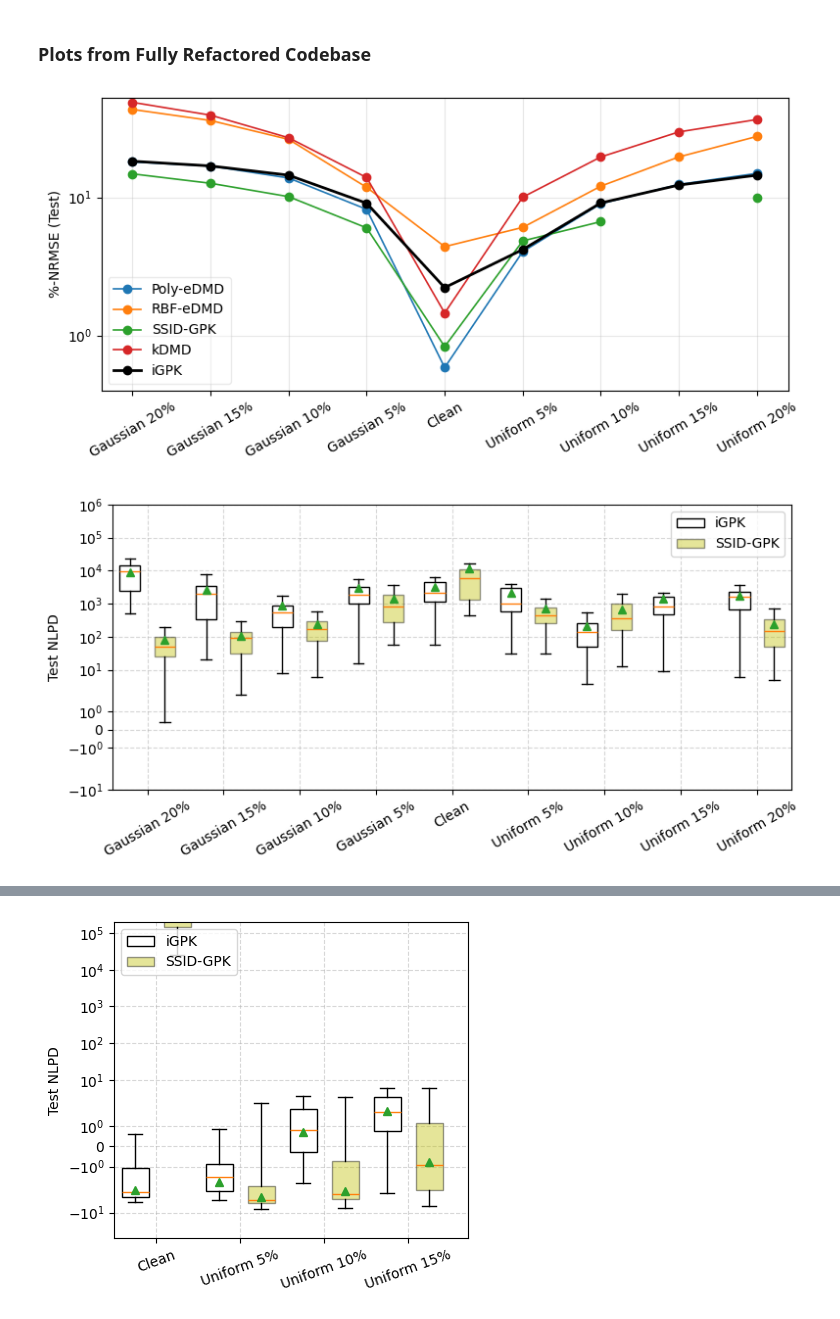
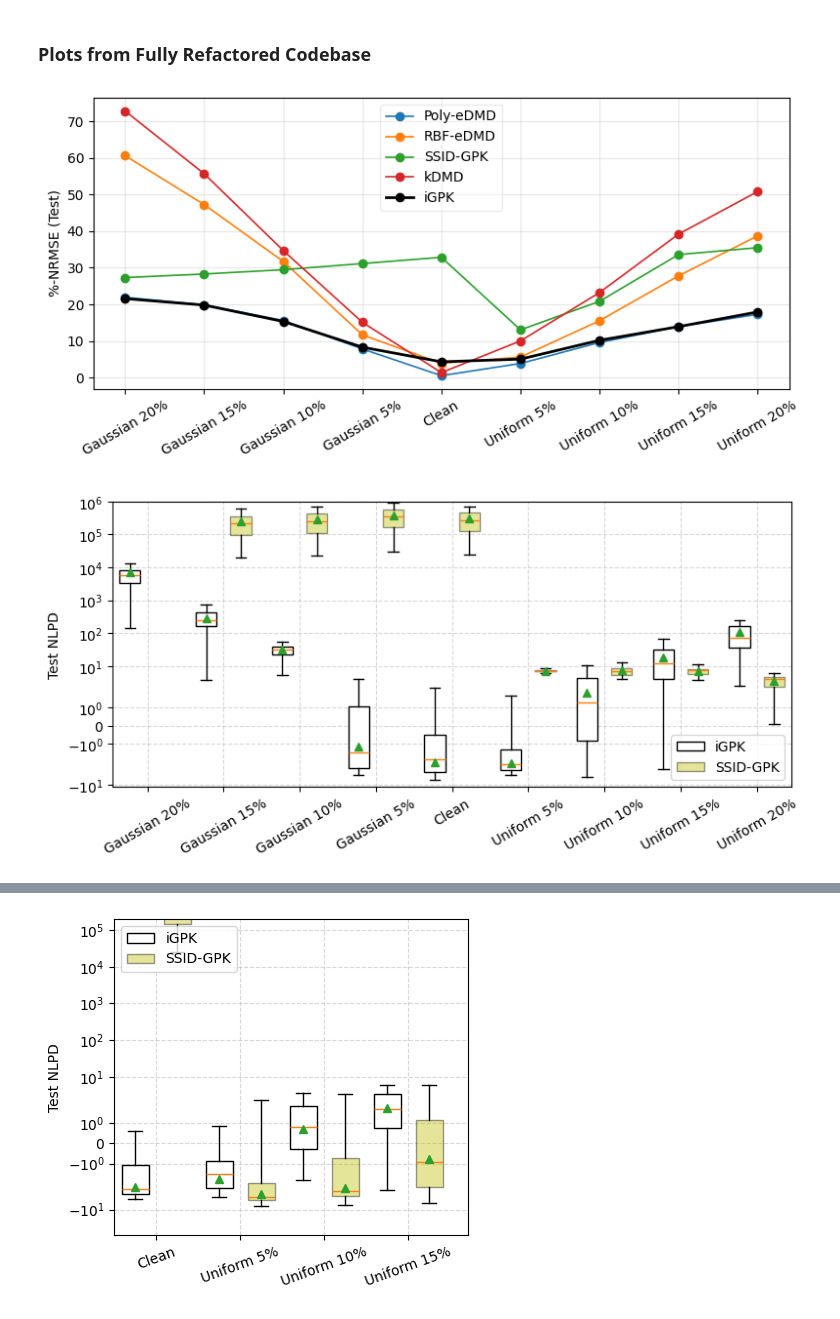
Before and after one commit to abhigyan9/KoopmanGPO, a Jupyter notebook: plotting_siam.ipynb, the cells around one changed output, grey strips where cells are left out. Saved outputs shown, nothing was run; the diff lists cells and outputs as text; code cells hidden in the pictures.

```diff
--- a/plotting_siam.ipynb
+++ b/plotting_siam.ipynb
@@ -760,42 +760,43 @@ NRMSE_Test_bymdl = {
     "SSID-GPK":     [100.0*float(data['SSID-GPK'].mean()) for _, data in NRMSE_Test.items()],
     "kDMD":         [100.0*float(data['kDMD'].mean()) for _, data in NRMSE_Test.items()],
     "iGPK":         [100.0*float(data['iGPK'].mean()) for _, data in NRMSE_Test.items()],
     }
 
 NRMSE_Test_bymdl_median = {
     "Poly-eDMD":    [100.0*float(data['Poly-eDMD'].median()) for _, data in NRMSE_Test.items()],
     "RBF-eDMD":     [100.0*float(data['RBF-eDMD'].median()) for _, data in NRMSE_Test.items()],
     "SSID-GPK":     [100.0*float(data['SSID-GPK'].median()) for _, data in NRMSE_Test.items()],
     "kDMD":         [100.0*float(data['kDMD'].median()) for _, data in NRMSE_Test.items()],
     "iGPK":         [100.0*float(data['iGPK'].median()) for _, data in NRMSE_Test.items()],
     }
 
 noise_labels = NRMSE_Test.keys()
 levels = [i for i in range(len(NRMSE_Test))]
-plt.figure(figsize=(8,4))
+plt.figure(figsize=(8.05,4))
 for model, mean_err in NRMSE_Test_bymdl_median.items():
     if model == 'iGPK':
         plt.plot(levels, mean_err, marker="o", linewidth=2, label=model, color='black')
     else:
         plt.plot(levels, mean_err, marker="o", linewidth=1.2, label=model)
 
 plt.xticks(levels, noise_labels, rotation=30)
 # plt.xlabel("Noise level")
 plt.ylabel("%-NRMSE (Test)")
 # plt.xlim([-1, 16])
-plt.yscale('symlog')
-plt.ylim(0.1, 80)
+# plt.yscale('symlog')
+# plt.ylim(0.1, 80)
 plt.grid(True, alpha=0.3)
 plt.legend(framealpha=0.4)
 plt.tight_layout()
 plt.show()
 # %% [output]
-[figure, old version]
+[figure, new version]
 # %%
 SimData_raw, ts, num_traj, N, nTrain, nTest = gpk.load_SimData(
     "Cart_data", 0.6, 0.4, clip=None)
+SimData_raw = torch.flip(SimData_raw, dims=[0])
 SimData_clean, mu_vec, std_vec = gpk.normalize_data(
-    SimData_raw, nTrain, N)
+    SimData_raw, nTest, nTrain, N)
 
 NLPD_Test = {}
 
@@ -810,7 +811,7 @@ def remove_outliers(data):
 
 
 for label, _ in Xhat_Test.items():
-    GT_test = SimData_clean[nTrain:nTrain+nTest+1, :, :N-1]  # (nTest, n, N)
+    GT_test = SimData_clean[:nTest, :, :N-1]  # (nTest, n, N)
     XhatTest, XhatTest_ssid = Xhat_Test[label]['iGPK'], Xhat_Test[label]['SSID-GPK']
     XcvhatTest, XcvhatTest_ssid = Xcvhat_Test[label]['iGPK'], Xcvhat_Test[label]['SSID-GPK']
 
@@ -823,13 +824,6 @@ for label, _ in Xhat_Test.items():
     NLPD_Test[label] = {
         'SSID-GPK': nlpd_traj_test_ssid,
         'iGPK':     nlpd_traj_test_igpk,}
-
-    # Print summary
-    # print(f'{label}:')
-    # m, s = _ms(nlpd_traj_test_igpk)
-    # print(f"Test  NLPD iGPK:     mean={m:.4f}, std={s:.4f}")
-    # m, s = _ms(nlpd_traj_test_ssid)
-    # print(f"Test  NLPD SSID-GPK: mean={m:.4f}, std={s:.4f}")
 
 labels = list(NLPD_Test.keys())
 
@@ -868,14 +862,14 @@ ax.set_xticks(xticks)
 ax.set_xticklabels(labels, rotation=30)
 ax.set_ylabel("Test NLPD")
 ax.set_yscale('symlog')
-ax.set_ylim((-1e1, 1e6))
+ax.set_ylim((-11, 1e6))
 xmin, xmax = ax.get_xlim()
 # ax.set_xlim((xmin, xmax*1.05))
 
 # Legend
 ax.legend([bp["boxes"][0], bp["boxes"][1]],
             ["iGPK", "SSID-GPK"],
-            loc="upper right")
+            loc="lower right")
 
 # --- After creating the boxplot ---
 # for i, (d, x) in enumerate(zip(data, positions)):
@@ -892,7 +886,7 @@ ax.grid(True, linestyle='--', alpha=0.5)
 plt.tight_layout()
 plt.show()
 # %% [output]
-[figure, old version]
+[figure, new version]
 # %%
 # computational time from console output
 # G00 49.8
```
Also changed, not shown: parts of 17 cells of this notebook, 17 other files.
